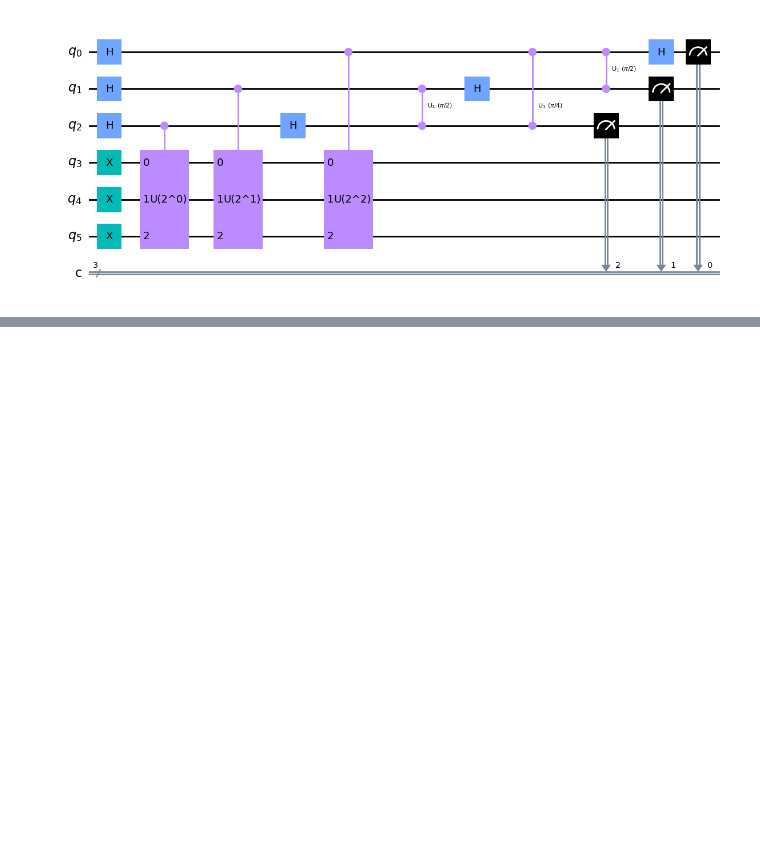
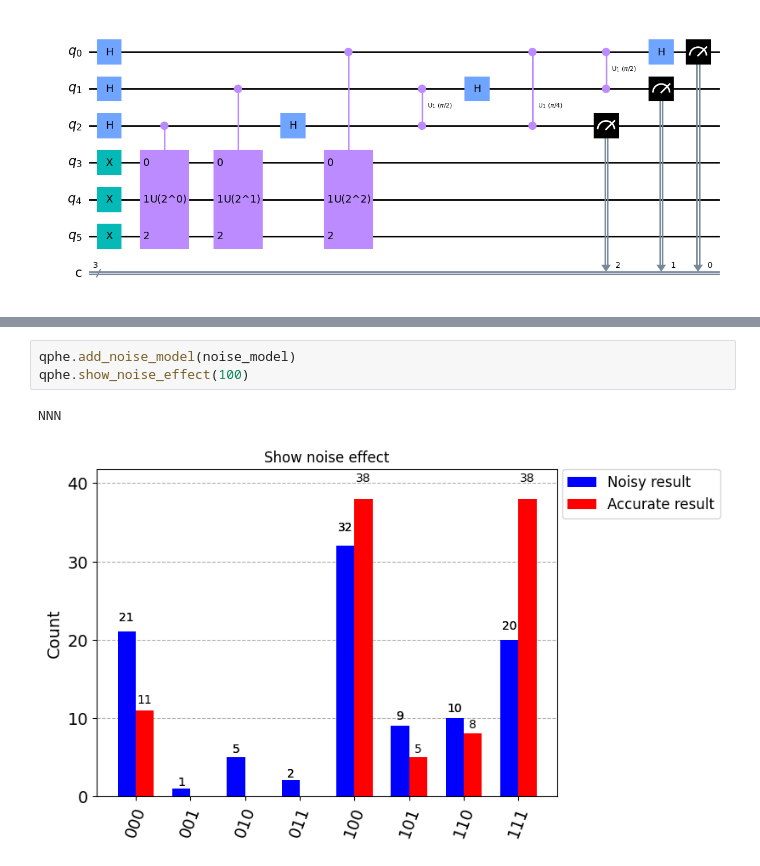
Before and after one commit to QuBruin/DynamicCircuit, a Jupyter notebook: test.ipynb, the cells around one changed output, grey strips where cells are left out. Cells and saved outputs as stored; diff of their text form; blank space fills up the shorter version.

```diff
--- a/test.ipynb
+++ b/test.ipynb
@@ -15,0 +28,6 @@ circuit.draw(output='mpl')
+# %%
+qphe.add_noise_model(noise_model)
+qphe.show_noise_effect(100)
+# %% [output]
+NNN
+[figure, added]
```
Also changed, not shown: parts of 3 cells of this notebook, 2 other files.
